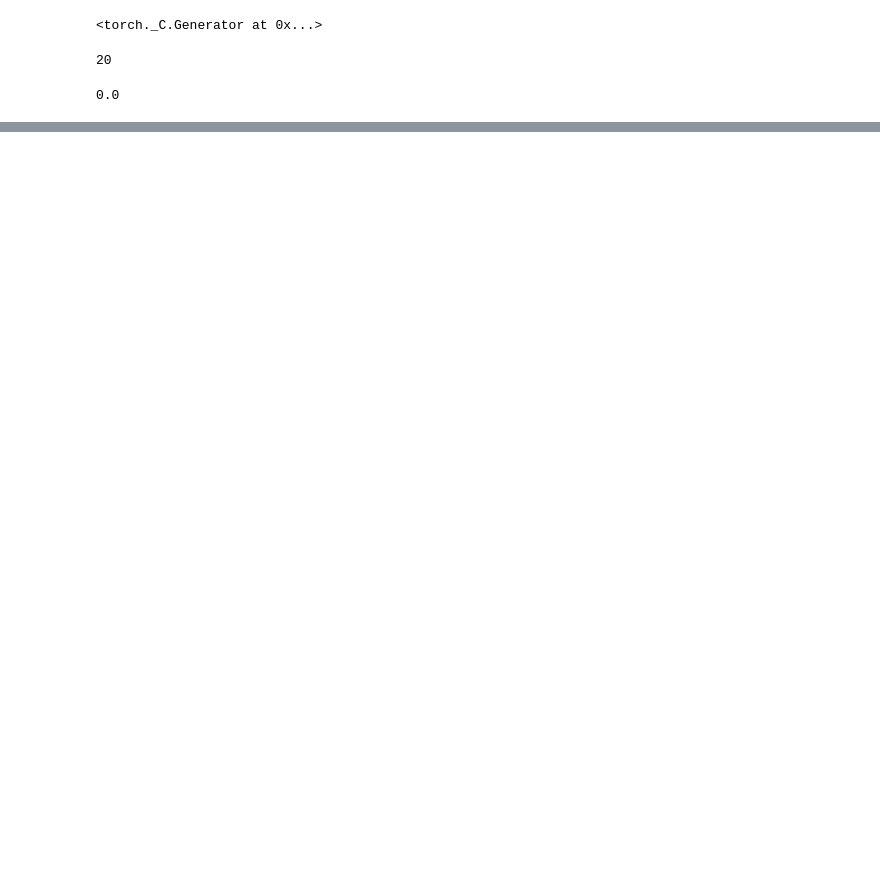
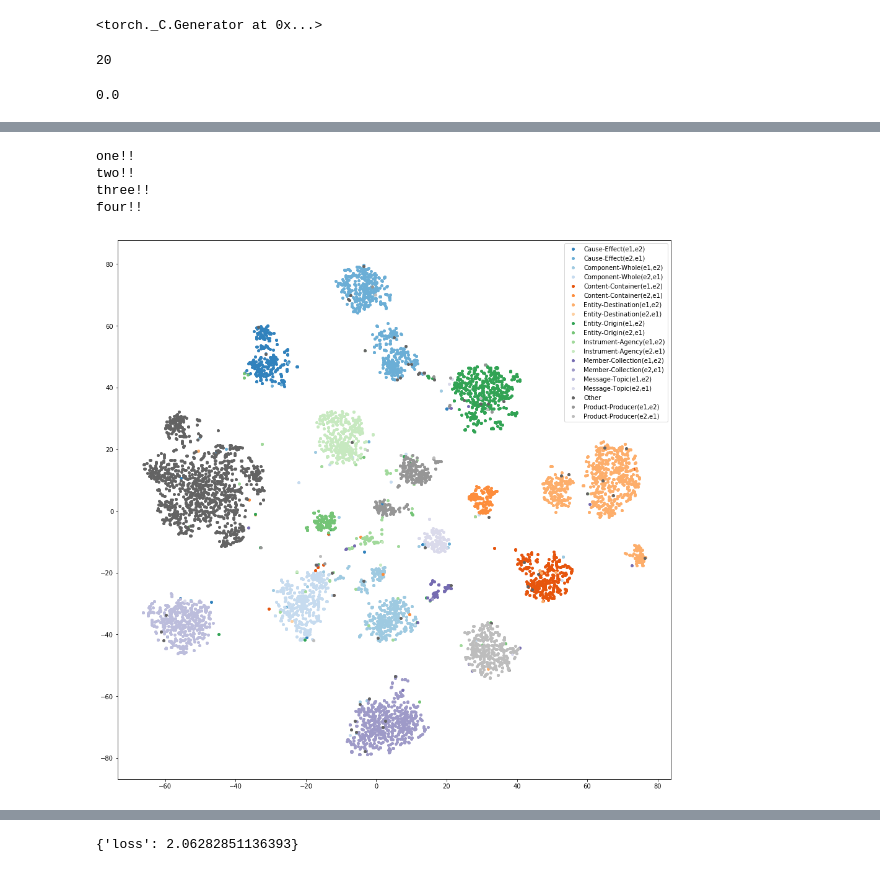
Before and after one commit to soon91jae/pytorch_relation_extraction, a Jupyter notebook: Baseline_Model.ipynb, the cells around one changed output, grey strips where cells are left out. Drawn from its saved outputs; the diff is of its cells as text; code cells hidden in the pictures; blank space fills up the shorter version.

```diff
--- a/Baseline_Model.ipynb
+++ b/Baseline_Model.ipynb
@@ -80,6 +80,10 @@ class Baseline_Model(nn.Module):
 
 
         self.word_emb.weight.data.copy_(word_vocab.vectors)
+
+
+        # Other options
+        self.TSNE_model = None
     def prepare_inout(self, X, y=None):
         sents, pos1, pos2 = list(zip(*X))
         #sents = list(zip(*X))
@@ -165,7 +169,7 @@ class Baseline_Model(nn.Module):
         else:
             return finals, context_vector, attention_distrib
 
-    def evaluatation(self, input, output, demonstrate_result = True, analyze = False, visualize_hiddens = False, header=""):
+    def evaluatation(self, input, output, demonstrate_result = True, analyze = False, visualize_hiddens = False, TSNE_model_training = False,header=""):
         batch_Xs, batch_ys = create_batches(input, output, 128, shuffle=False)
 
         loss_func = nn.CrossEntropyLoss()
@@ -177,6 +181,7 @@ class Baseline_Model(nn.Module):
         if visualize_hiddens:
             hiddens = []
             answers = []
+        print('one!!')
         for batch_X, batch_Y in zip(batch_Xs, batch_ys):
             X, Y = self.prepare_inout(batch_X, batch_Y)
             preds, context_vector, attention_distribs = relation_extr(X, is_train = False)
@@ -220,16 +225,19 @@ class Baseline_Model(nn.Module):
                         plt.ylim(0, 1.0)
                         plt.show()
             del X,Y, loss, preds, attention_distribs
+        print('two!!')
         if visualize_hiddens:
             hiddens = np.concatenate(hiddens)
             answers = np.concatenate(answers)
-
-
-            tsne_model = TSNE(perplexity=40, n_components=2, init='pca', n_iter=1000, random_state=23)
-            new_values = tsne_model.fit_transform(hiddens)
+            print('three!!')
+            if TSNE_model_training or self.TSNE_model == None:
+                print('TSNE_model_training!!')
+                self.TSNE_model = TSNE(perplexity=40, n_components=2, init='pca', n_iter=1000, random_state=23)
+            new_values = self.TSNE_model.fit_transform(hiddens)
             x = []
             y = []
             l = []
+            print('four!!')
             for value, answer in zip(new_values, answers):
                 x.append(value[0])
                 y.append(value[1])
@@ -423,0 +421,8 @@ relation_extr.evaluatation(test_input, test_output, header = 'Test')
+# %%
+relation_extr.evaluatation(train_input, train_output, header = 'Train', analyze  = False, visualize_hiddens = True, TSNE_model_training = False)
+# %% [output]
+one!!
+two!!
+three!!
+four!!
+[figure, added]
@@ -424 +431,2 @@ relation_extr.evaluatation(test_input, test_output, header = 'Test')
+{'loss': 2.06282851136393}
 # %%
```
Also changed, not shown: parts of 7 cells of this notebook, 2 other files.
